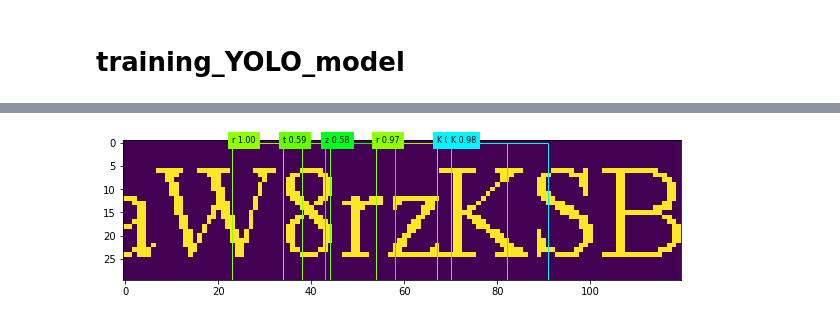
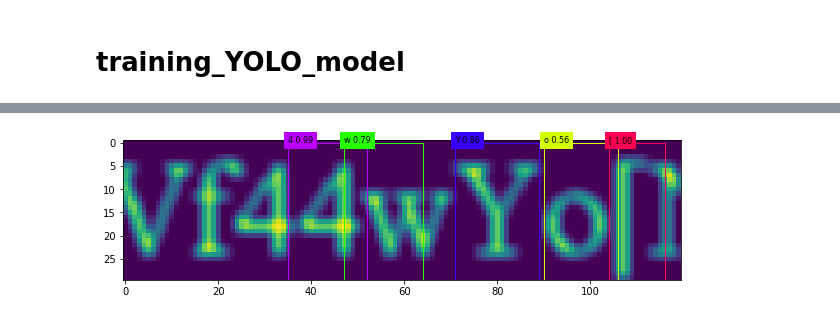
Before and after one commit to kuiyochen/Python_ML_learning, a Jupyter notebook: OCR_test.ipynb, the cells around one changed output, grey strips where cells are left out. Cells and saved outputs as stored; diff of their text form; code cells hidden in the pictures.

```diff
--- a/OCR_test.ipynb
+++ b/OCR_test.ipynb
@@ -508,10 +505,13 @@ np.savez('numpy_array/testing_data.npz', x_test = x_test, y_test = y_test)
 # %%
-# train = np.load('numpy_array/training_data.npz')
-# test = np.load('numpy_array/testing_data.npz')
-# x_train = train['x_train']
-# y_train = train['y_train']
-# x_test = test['x_test']
-# y_test = test['y_test']
+segements_hh = 30
+segements_ww = 120
+
+train = np.load('numpy_array/training_data.npz')
+test = np.load('numpy_array/testing_data.npz')
+x_train = train['x_train']
+y_train = train['y_train']
+x_test = test['x_test']
+y_test = test['y_test']
 
 # x_train = np.concatenate((x_train, x_train_0), axis=0)
 # y_train = np.concatenate((y_train, y_train_0), axis=0)
@@ -796,7 +814,7 @@ def YOLO_loss(y_true, y_pred):
         union = max_e - min_s
         return intersection / union
 
-    loss_pc = K.sum(metrics.binary_crossentropy(y_true[:, 0, :, 0:1], y_pred[:, 0, :, 0:1]),
+    loss_pc = K.sum(metrics.binary_crossentropy(y_true[:, 0, :, 0:1], y_pred[:, 0, :, 0:1]) * (y_true[:, 0, :, 0] * 10 + K.ones_like(y_true[:, 0, :, 0])),
                     axis = 1)
     loss_IOU = K.sum((K.ones_like(y_true[:, 0, :, 0]) - IOU_in_loss(y_true[:, 0, :, 1:3], y_pred[:, 0, :, 1:3]))
                      * y_true[:, 0, :, 0],
@@ -805,11 +823,12 @@ def YOLO_loss(y_true, y_pred):
                          * y_true[:, 0, :, 0],
                          axis = 1)
     return loss_pc + loss_IOU + loss_classes
+    return loss_pc
 YOLO_model.compile(loss = YOLO_loss, optimizer = Adam(), metrics = ['accuracy'])
 # %%
-# YOLO_model = model_from_json(open('json_h5/OCR_YOLO_model.json').read())
-YOLO_model.load_weights('json_h5/OCR_YOLO_model.h5')
-YOLO_model.compile(loss = YOLO_loss, optimizer = Adam(), metrics = ['accuracy'])
+# # YOLO_model = model_from_json(open('json_h5/OCR_YOLO_model.json').read())
+# YOLO_model.load_weights('json_h5/OCR_YOLO_model.h5')
+# YOLO_model.compile(loss = YOLO_loss, optimizer = Adam(), metrics = ['accuracy'])
 # %%
-YOLO_model.fit(x_train, y_train, batch_size = 32, epochs = 5, shuffle = True);
+YOLO_model.fit(x_train, y_train, batch_size = 32, epochs = 10, shuffle = True);
 # %% [output]
@@ -833,27 +859,32 @@ Loss: 45.034695.        準確率: 31.666666
 # %%
 segements_hh = 30
 segements_ww = 120
 segements_overlapping_ww = 20
 
-# predict = YOLO_model.predict(x_test)
+# predict = YOLO_model.predict(x_train)
 plot_box_img = x_test # x_train # x_test
 plot_box_array = predict # y_train # predict # y_test
-# plot_box_array = y_test
+# plot_box_img = x_train # x_train # x_test
+# plot_box_array = predict
+# plot_box_array = y_train
 
-idx = 205
+idx = 16
 # YOLO_boxes_list = [[grid_index_hh, grid_index_ww, single_grid_YOLO_output]]
-YOLO_boxes_list = [[0, i, plot_box_array[idx][0, i ,:]] for i in range(grid_size[1]) if plot_box_array[idx][0, i ,0] > 0.5]
+# YOLO_boxes_list = [[0, i, plot_box_array[idx][0, i ,:]]
+#                    for i in range(grid_size[1]) if plot_box_array[idx][0, i ,0] > 0.5]
+# YOLO_boxes_list = non_maximum_suppression(single_YOLO_output, threshold = 0.5, IOU_threshold = 0.5)
+YOLO_boxes_list = non_maximum_suppression(plot_box_array[idx], threshold = 0.9, IOU_threshold = 0.3)
 
 translate_boxes_list = translate_boxes_format_from_YOLO(
     YOLO_boxes_list,
     line_start_coordinate = 0, segement_index = 0, grid_size = grid_size, line_normalize_ratio = 1.,
     segements_hh = segements_hh, segements_ww = segements_ww, segements_overlapping_ww = segements_overlapping_ww)
 # translate_boxes_list = list of "[rect_already_to_crop_in_original_image, the_probability_in_class, class_index] s"
 plot_boundind_boxes_with_labels(plot_box_img[idx].reshape(segements_hh, segements_ww), labels,
                                 *translate_boxes_list,
                                 fontsize = 8, figsize = (10, 10))
 # %% [output]
-[figure, old version]
+[figure, new version]
 # %%
 # open('json_h5/OCR_YOLO_model.json','w').write(YOLO_model.to_json())
 YOLO_model.save_weights('json_h5/OCR_YOLO_model.h5')
```
Also changed, not shown: parts of 7 cells of this notebook, 1 other file.
